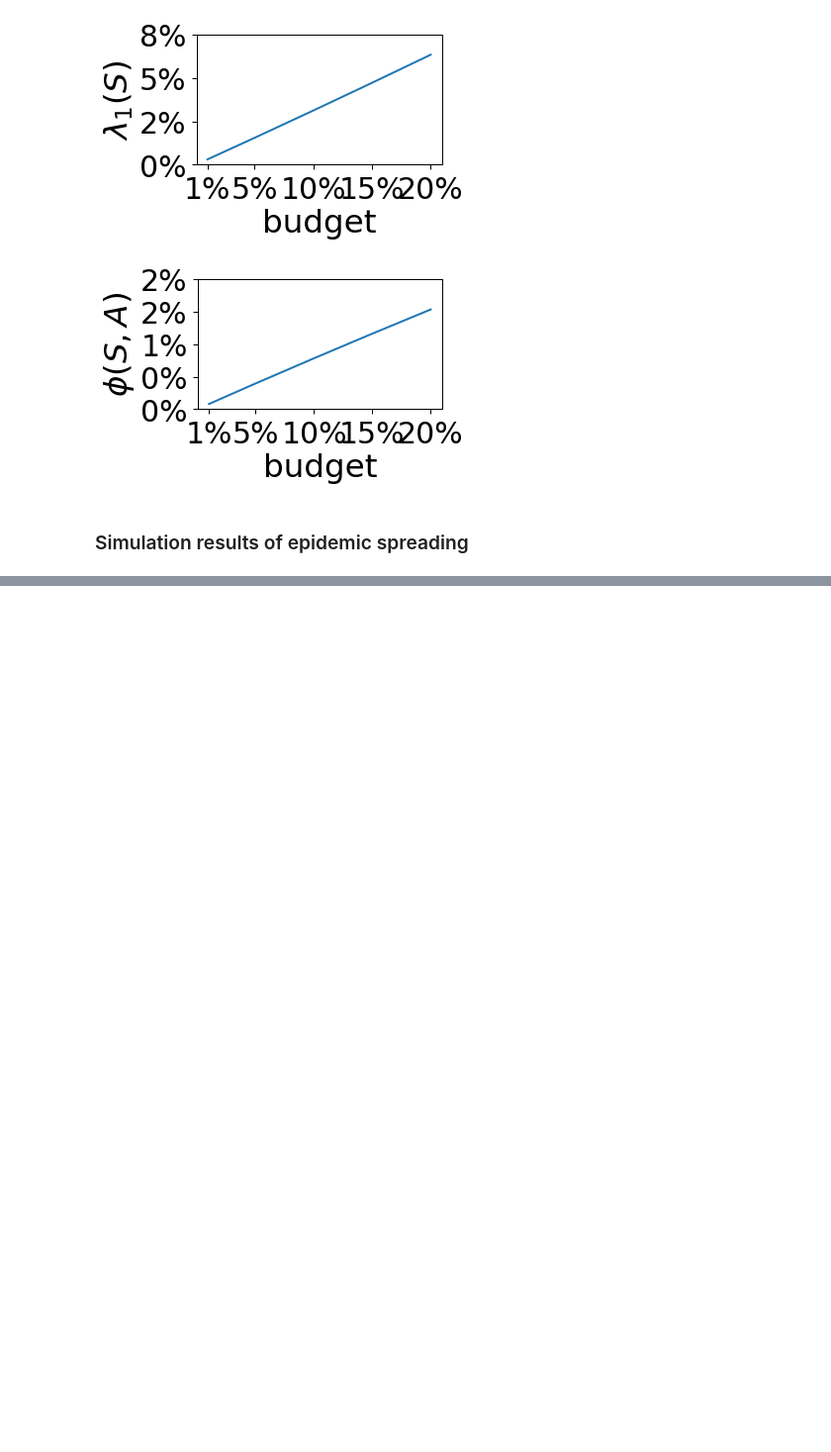
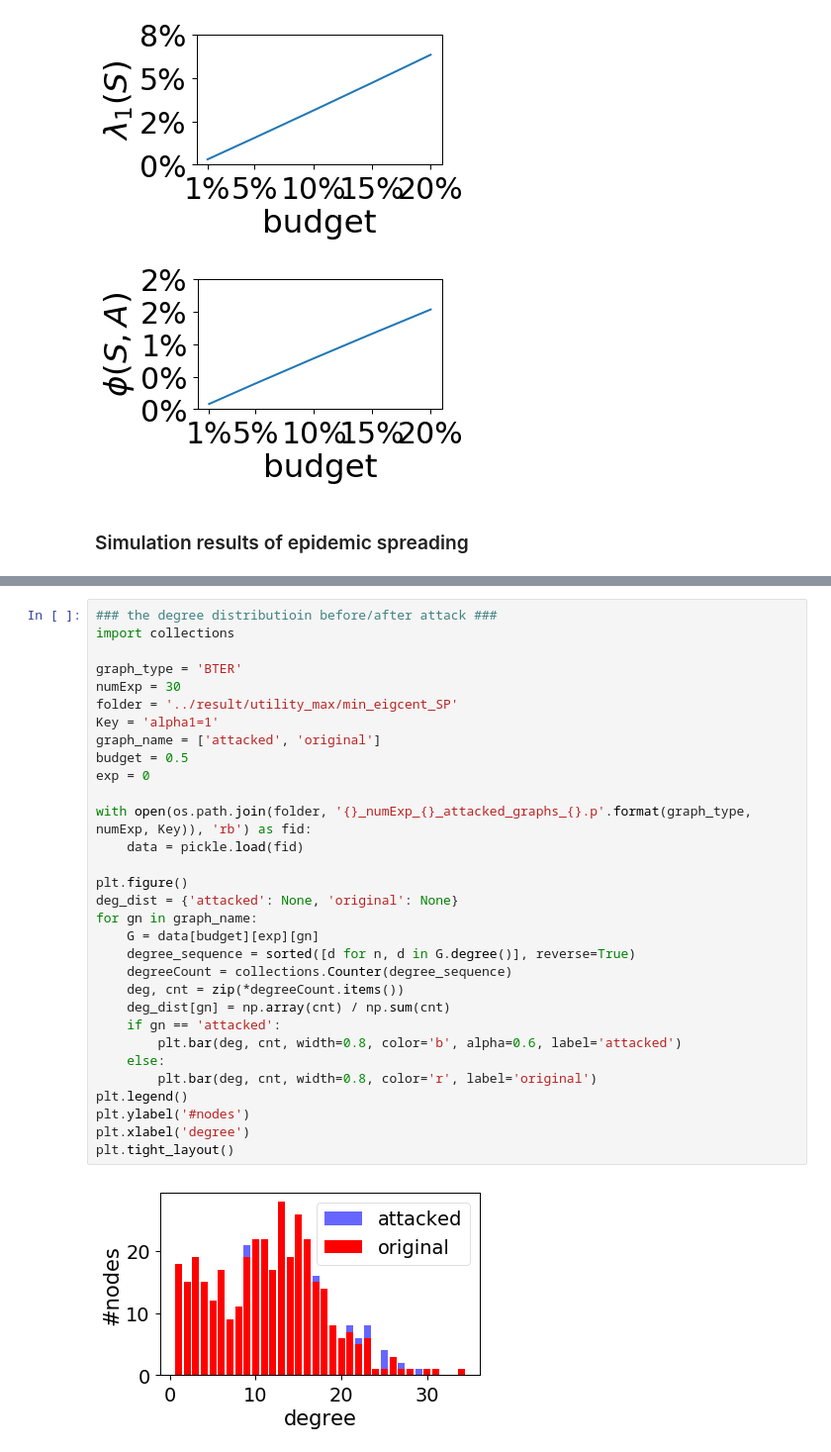
Before and after one commit to marsplus/attack-graph-code, a Jupyter notebook: src/data-analysis.ipynb, the cells around one changed output, grey strips where cells are left out. Shown: that part at 99% size. Saved outputs shown, nothing was run; the diff lists cells and outputs as text; blank space fills up the shorter version.

```diff
--- a/src/data-analysis.ipynb
+++ b/src/data-analysis.ipynb
@@ -303,0 +382,33 @@ plt.tight_layout()
+# %%
+### the degree distributioin before/after attack ###
+import collections
+
+graph_type = 'BTER'
+numExp = 30
+folder = '../result/utility_max/min_eigcent_SP'
+Key = 'alpha1=1'
+graph_name = ['attacked', 'original']
+budget = 0.5
+exp = 0
+
+with open(os.path.join(folder, '{}_numExp_{}_attacked_graphs_{}.p'.format(graph_type, numExp, Key)), 'rb') as fid:
+    data = pickle.load(fid)
+
+plt.figure()
+deg_dist = {'attacked': None, 'original': None}
+for gn in graph_name:
+    G = data[budget][exp][gn]
+    degree_sequence = sorted([d for n, d in G.degree()], reverse=True)
+    degreeCount = collections.Counter(degree_sequence)
+    deg, cnt = zip(*degreeCount.items())
+    deg_dist[gn] = np.array(cnt) / np.sum(cnt)
+    if gn == 'attacked':
+        plt.bar(deg, cnt, width=0.8, color='b', alpha=0.6, label='attacked')
+    else:
+        plt.bar(deg, cnt, width=0.8, color='r', label='original')
+plt.legend()
+plt.ylabel('#nodes')
+plt.xlabel('degree')
+plt.tight_layout()
+# %% [output]
+[figure, added]
```
Also changed, not shown: parts of 7 cells of this notebook, 8 other files.
